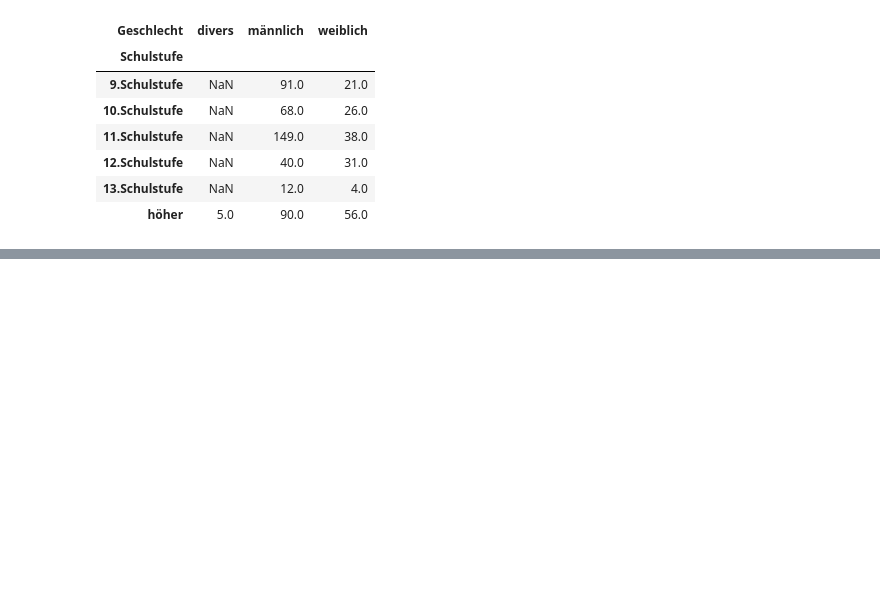
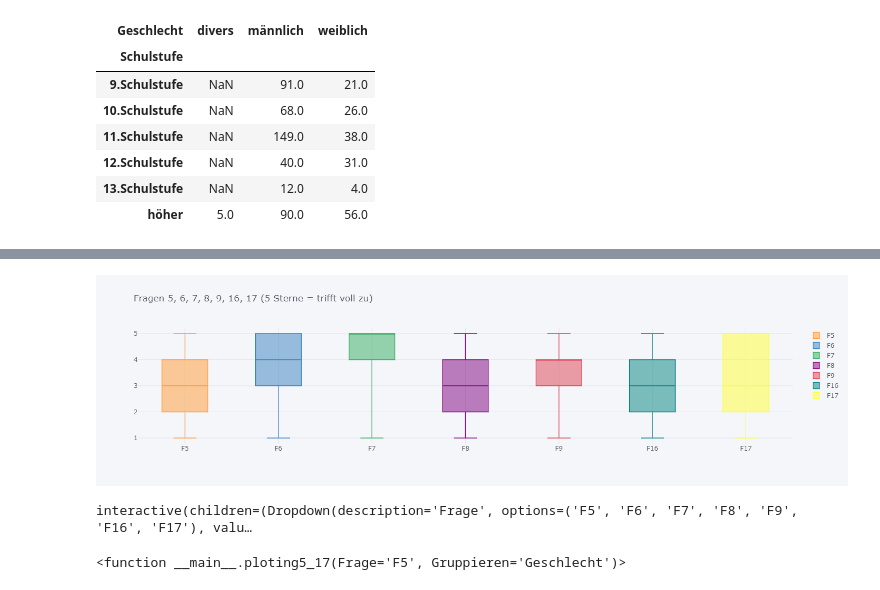
Before and after one commit to dominikhoebert/dataanalysisebert, a Jupyter notebook: analysis.ipynb, the cells around one changed output, grey strips where cells are left out. Saved outputs shown, nothing was run; the diff lists cells and outputs as text; code cells hidden in the pictures; blank space fills up the shorter version.

```diff
--- a/analysis.ipynb
+++ b/analysis.ipynb
@@ -101,0 +183,19 @@ d
+# %%
+d=df[['F5', 'F6', 'F7', 'F8', 'F9', 'F16', 'F17']]
+d.iplot(kind='box', dimensions=(700, 400), title='Fragen 5, 6, 7, 8, 9, 16, 17 (5 Sterne = trifft voll zu)')
+# %% [output]
+[figure, added]
+# %%
+def ploting5_17(Frage='F5', Gruppieren='Geschlecht'):
+    d=df[[Frage, Gruppieren]].pivot(columns=Gruppieren, values=Frage)
+    d.drop([np.nan], axis=1, inplace=True, errors='ignore')
+    title=df_columns[new_columns.index(Frage)]
+    title=title[:100] + "-<br>" + title[100:]
+    _data=d.iplot(kind='box', dimensions=(700, 400), title=f'{Frage} {title}', xTitle=f'Gruppiert nach {Gruppieren}', asFigure=True)
+    _data['layout']['title']['font'] = dict(size=12)
+    _data.iplot()
+
+interact(ploting5_17, Frage=['F5', 'F6', 'F7', 'F8', 'F9', 'F16', 'F17'], Gruppieren=['Alter', 'Schulform', 'Geschlecht', 'Schule'])
+# %% [output]
+interactive(children=(Dropdown(description='Frage', options=('F5', 'F6', 'F7', 'F8', 'F9', 'F16', 'F17'), valu…
+<function __main__.ploting5_17(Frage='F5', Gruppieren='Geschlecht')>
```
Also changed, not shown: parts of 4 cells of this notebook, 1 other file.
